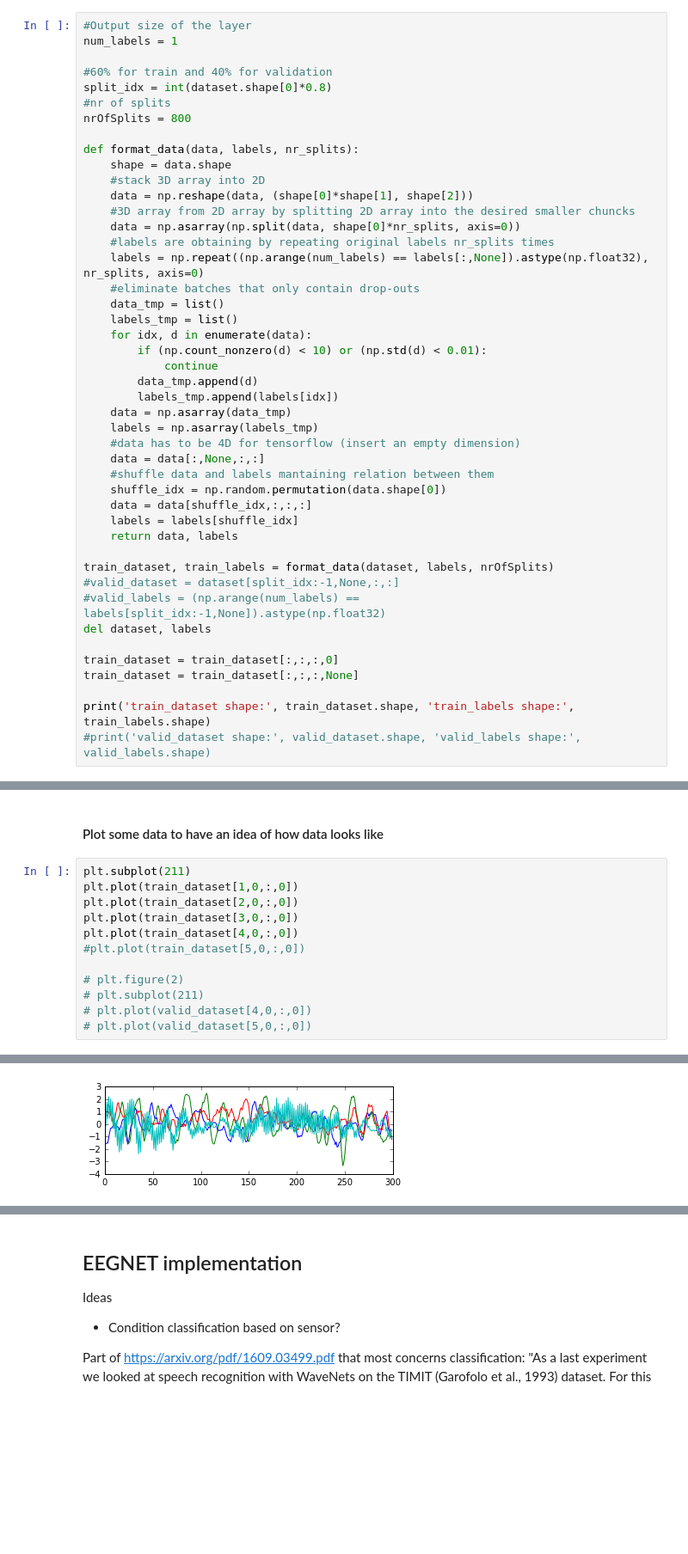
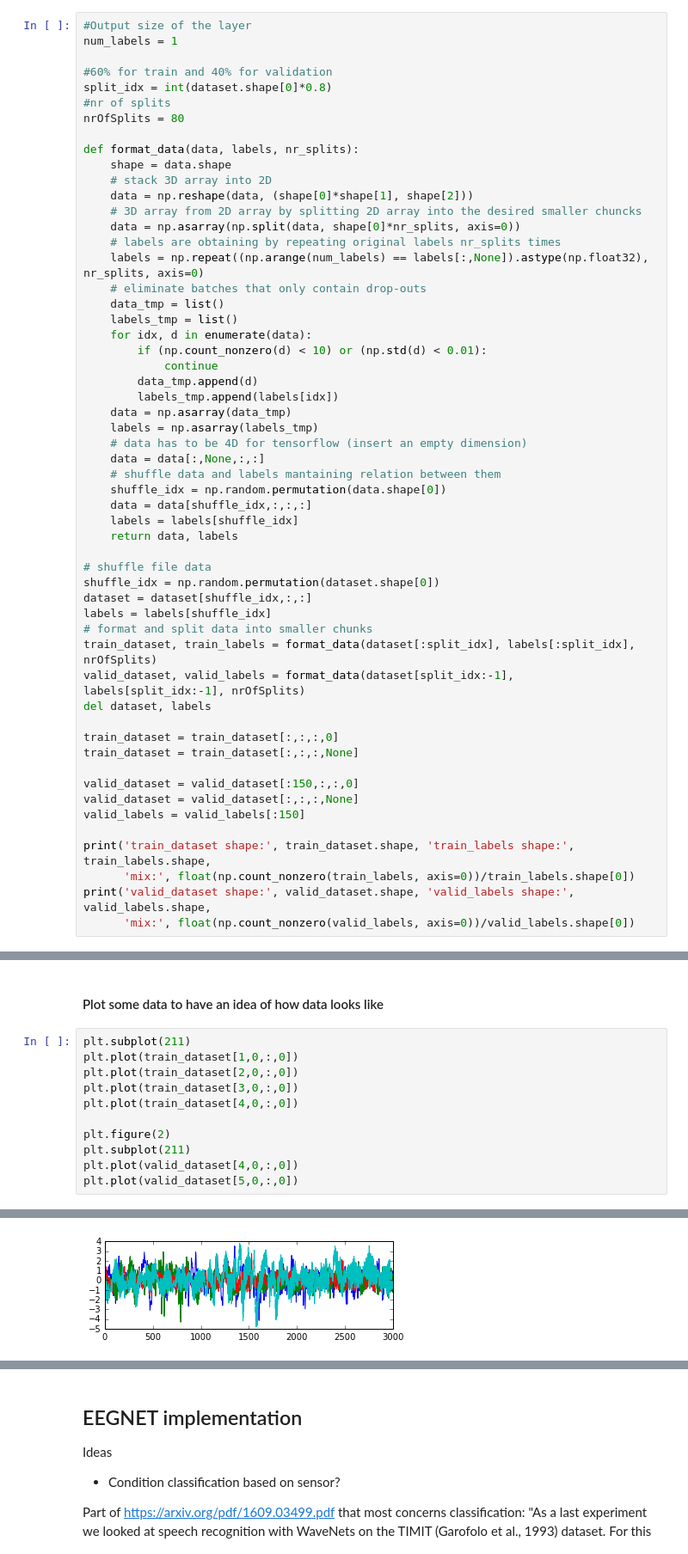
Before and after one commit to KnightofDawn/eegnet, a Jupyter notebook: ipynb/eegnet_slim.ipynb, the cells around one changed output, grey strips where cells are left out. Shown at 86% size. Cells and saved outputs as stored; diff of their text form; blank space fills up the shorter version.

```diff
--- a/ipynb/eegnet_slim.ipynb
+++ b/ipynb/eegnet_slim.ipynb
@@ -40,17 +40,17 @@ num_labels = 1
 #60% for train and 40% for validation
 split_idx = int(dataset.shape[0]*0.8)
 #nr of splits
-nrOfSplits = 800
+nrOfSplits = 80
 
 def format_data(data, labels, nr_splits):
     shape = data.shape
-    #stack 3D array into 2D
+    # stack 3D array into 2D
     data = np.reshape(data, (shape[0]*shape[1], shape[2]))
-    #3D array from 2D array by splitting 2D array into the desired smaller chuncks
+    # 3D array from 2D array by splitting 2D array into the desired smaller chuncks
     data = np.asarray(np.split(data, shape[0]*nr_splits, axis=0))
-    #labels are obtaining by repeating original labels nr_splits times
+    # labels are obtaining by repeating original labels nr_splits times
     labels = np.repeat((np.arange(num_labels) == labels[:,None]).astype(np.float32), nr_splits, axis=0)
-    #eliminate batches that only contain drop-outs
+    # eliminate batches that only contain drop-outs
     data_tmp = list()
     labels_tmp = list()
     for idx, d in enumerate(data):
@@ -60,22 +60,32 @@ def format_data(data, labels, nr_splits):
         labels_tmp.append(labels[idx])
     data = np.asarray(data_tmp)
     labels = np.asarray(labels_tmp)
-    #data has to be 4D for tensorflow (insert an empty dimension)
+    # data has to be 4D for tensorflow (insert an empty dimension)
     data = data[:,None,:,:]
-    #shuffle data and labels mantaining relation between them
+    # shuffle data and labels mantaining relation between them
     shuffle_idx = np.random.permutation(data.shape[0])
     data = data[shuffle_idx,:,:,:]
     labels = labels[shuffle_idx]
     return data, labels
 
-train_dataset, train_labels = format_data(dataset, labels, nrOfSplits)
-#valid_dataset = dataset[split_idx:-1,None,:,:]
-#valid_labels = (np.arange(num_labels) == labels[split_idx:-1,None]).astype(np.float32)
+# shuffle file data
+shuffle_idx = np.random.permutation(dataset.shape[0])
+dataset = dataset[shuffle_idx,:,:]
+labels = labels[shuffle_idx]
+# format and split data into smaller chunks
+train_dataset, train_labels = format_data(dataset[:split_idx], labels[:split_idx], nrOfSplits)
+valid_dataset, valid_labels = format_data(dataset[split_idx:-1], labels[split_idx:-1], nrOfSplits)
 del dataset, labels
 
 train_dataset = train_dataset[:,:,:,0]
 train_dataset = train_dataset[:,:,:,None]
 
-print('train_dataset shape:', train_dataset.shape, 'train_labels shape:', train_labels.shape)
-#print('valid_dataset shape:', valid_dataset.shape, 'valid_labels shape:', valid_labels.shape)
+valid_dataset = valid_dataset[:150,:,:,0]
+valid_dataset = valid_dataset[:,:,:,None]
+valid_labels = valid_labels[:150]
+
+print('train_dataset shape:', train_dataset.shape, 'train_labels shape:', train_labels.shape,
+      'mix:', float(np.count_nonzero(train_labels, axis=0))/train_labels.shape[0])
+print('valid_dataset shape:', valid_dataset.shape, 'valid_labels shape:', valid_labels.shape,
+      'mix:', float(np.count_nonzero(valid_labels, axis=0))/valid_labels.shape[0])
 # %% [output]
@@ -85,15 +96,14 @@ train_dataset shape: (20686, 1, 300, 1) train_labels shape: (20686, 1)
 # %%
 plt.subplot(211)
 plt.plot(train_dataset[1,0,:,0])
 plt.plot(train_dataset[2,0,:,0])
 plt.plot(train_dataset[3,0,:,0])
 plt.plot(train_dataset[4,0,:,0])
-#plt.plot(train_dataset[5,0,:,0])
 
-# plt.figure(2)
-# plt.subplot(211)
-# plt.plot(valid_dataset[4,0,:,0])
-# plt.plot(valid_dataset[5,0,:,0])
+plt.figure(2)
+plt.subplot(211)
+plt.plot(valid_dataset[4,0,:,0])
+plt.plot(valid_dataset[5,0,:,0])
 # %% [output]
 [<matplotlib.lines.Line2D at 0x...>]
-[figure, old version]
+[figure, new version]
```
Also changed, not shown: parts of 6 cells of this notebook, 1 other file.
